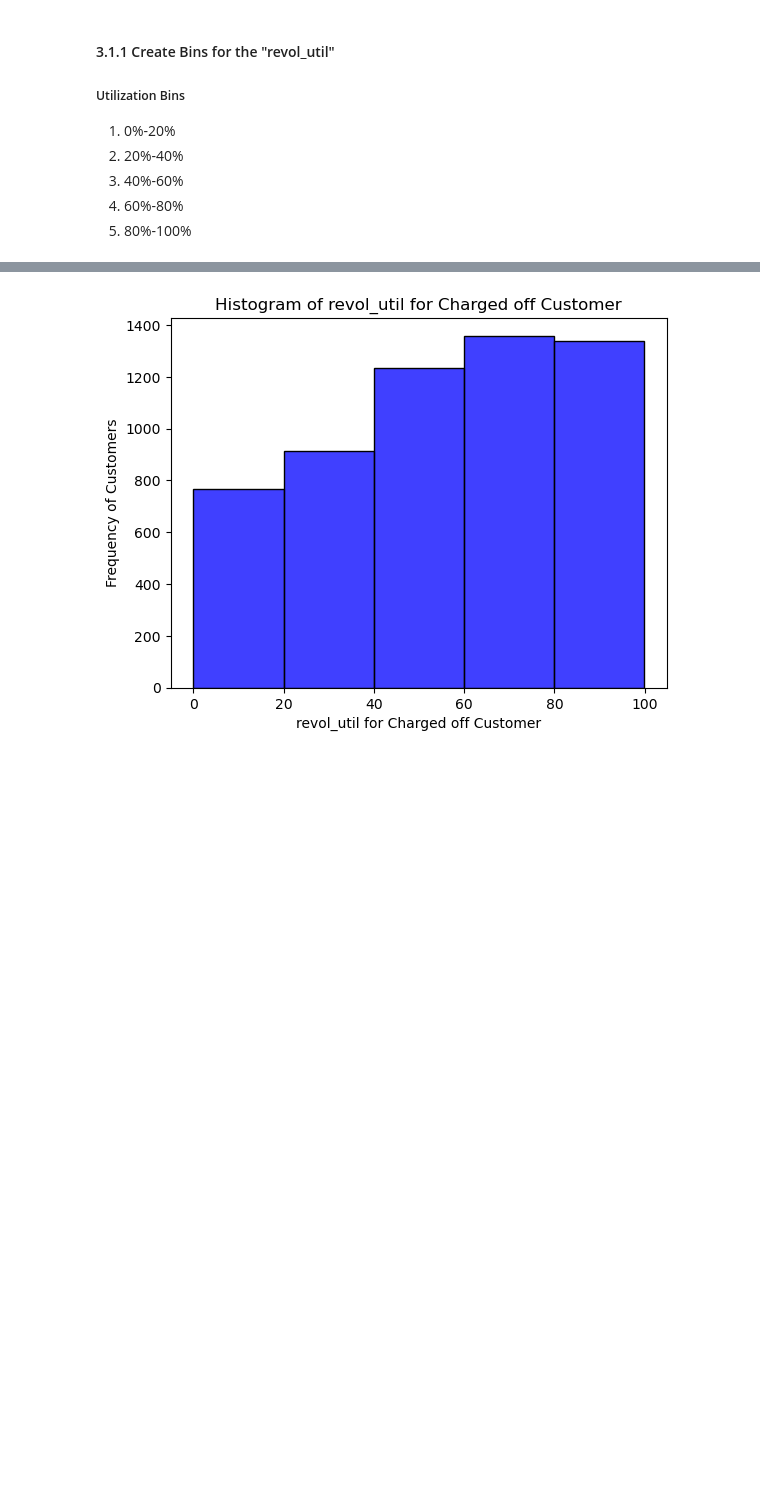
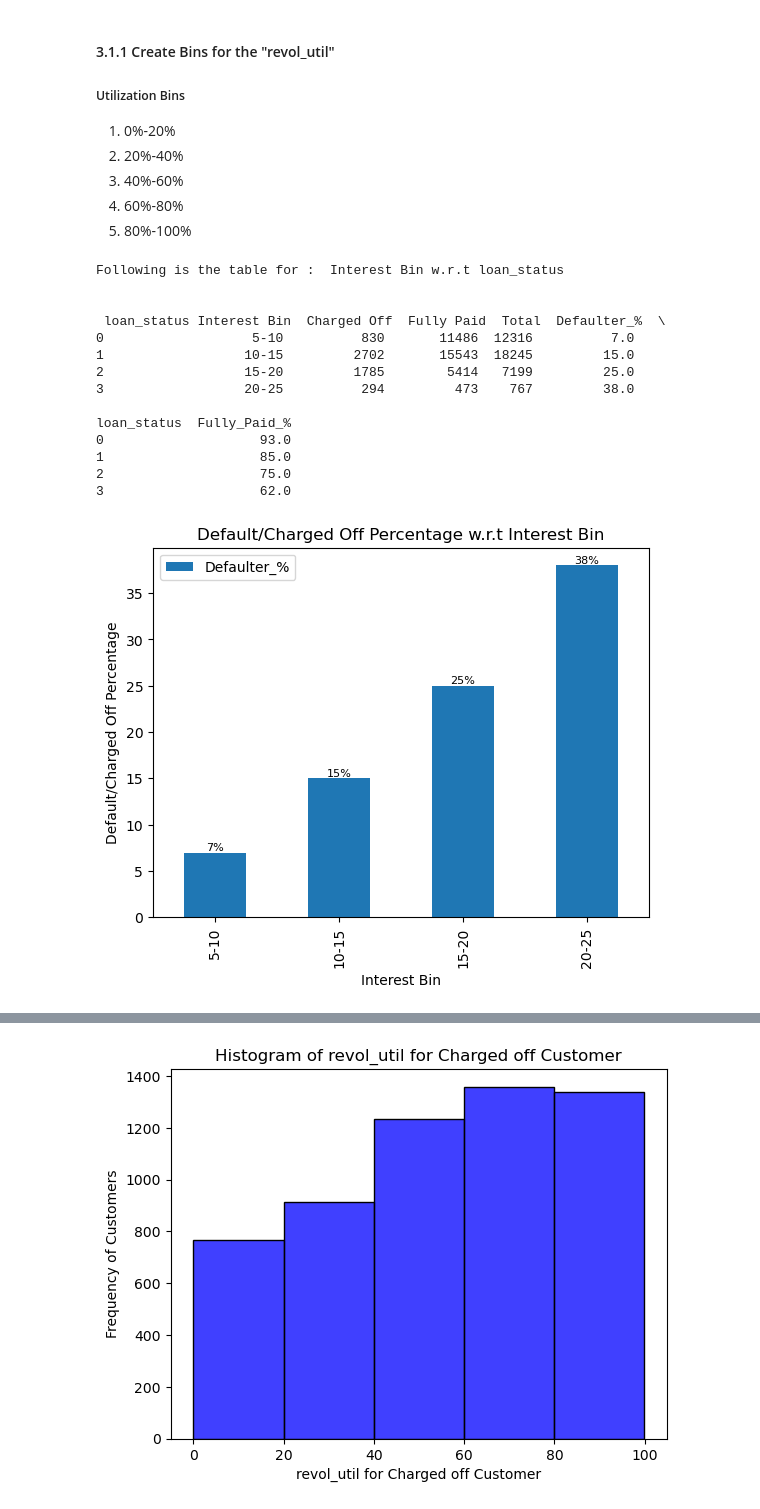
Before and after one commit to rupeshshuklavarroc/Lending_Case_Study_Rupesh_Harshali, a Jupyter notebook: Lending_Case_Study_Rupesh_Harshali_09_10_2023.ipynb, the cells around one changed output, grey strips where cells are left out. Saved outputs shown, nothing was run; the diff lists cells and outputs as text; code cells hidden in the pictures; blank space fills up the shorter version.

```diff
--- a/Lending_Case_Study_Rupesh_Harshali_09_10_2023.ipynb
+++ b/Lending_Case_Study_Rupesh_Harshali_09_10_2023.ipynb
@@ -327,3 +345,24 @@ def plot_wrt_percentage(x1,y1):
     plt.ylabel('Fully Paid Percentage')
     chart_title = 'Fully Paid Percentage w.r.t ' + x1
     plt.title(chart_title)
+# %%
+bins = [5, 10, 15, 20, 25]
+labels = ['5-10', '10-15', '15-20', '20-25']
+loan_df_clnd['Interest Bin'] = pd.cut(loan_df_clnd['int_rate'],bins=bins,labels=labels)
+plot_wrt_percentage(loan_df_clnd,'Interest Bin','loan_status')
+# %% [output]
+Following is the table for :  Interest Bin w.r.t loan_status
+
+
+ loan_status Interest Bin  Charged Off  Fully Paid  Total  Defaulter_%  \
+0                   5-10          830       11486  12316          7.0
+1                  10-15         2702       15543  18245         15.0
+2                  15-20         1785        5414   7199         25.0
+3                  20-25          294         473    767         38.0
+
+loan_status  Fully_Paid_%
+0                    93.0
+1                    85.0
+2                    75.0
+3                    62.0
+[figure, added]
```
Also changed, not shown: parts of 15 cells of this notebook.
